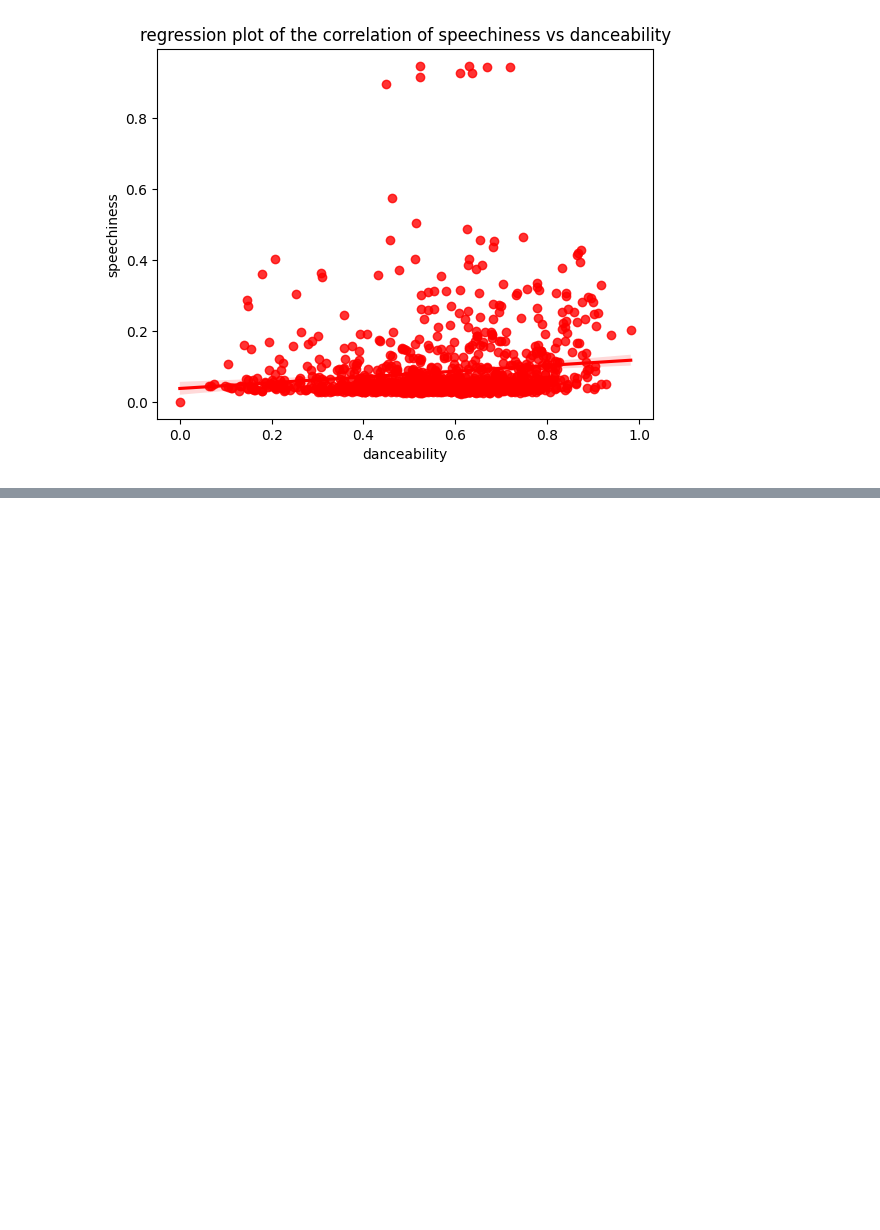
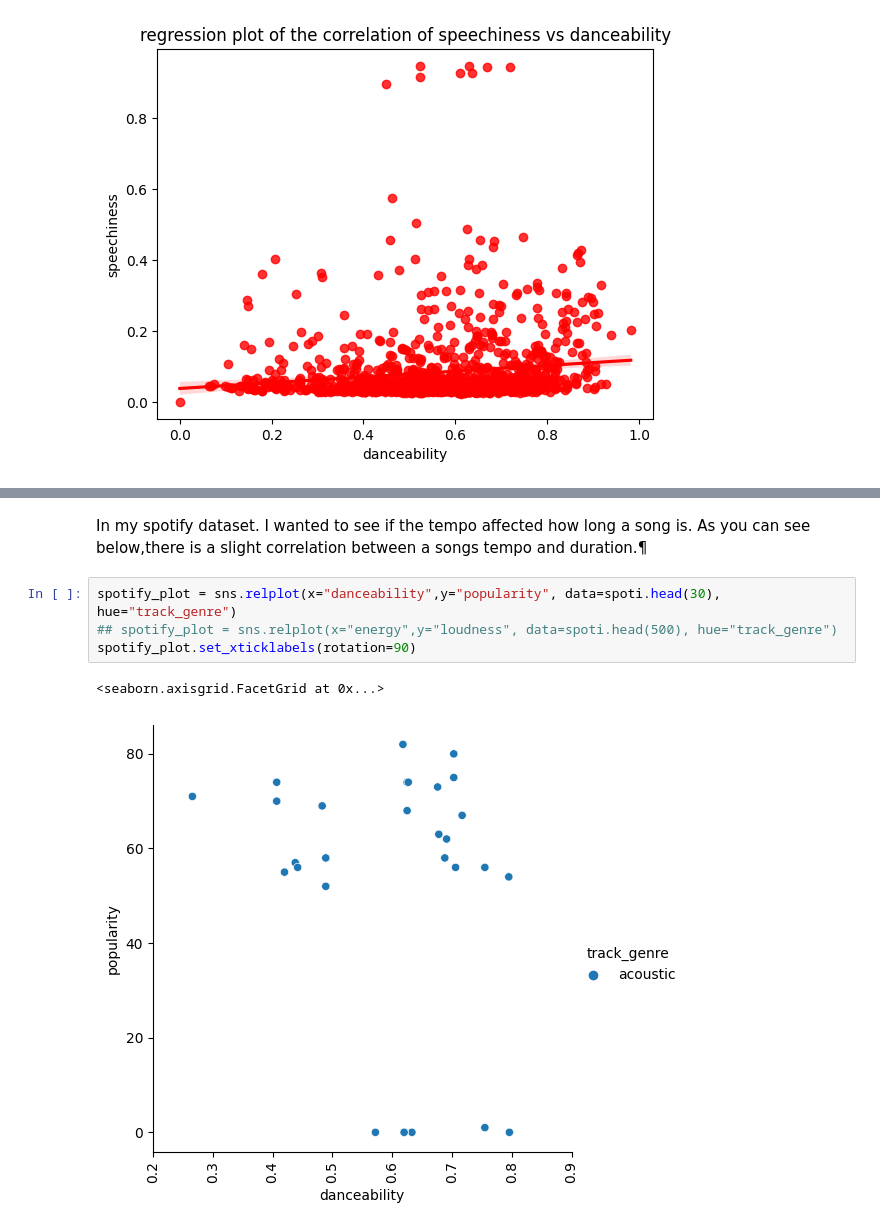
Before and after one commit to FacundoCardozo5/Nuevo-repo, a Jupyter notebook: notebooks/spoti.ipynb, the cells around one changed output, grey strips where cells are left out. Saved outputs shown, nothing was run; the diff lists cells and outputs as text; blank space fills up the shorter version.

```diff
--- a/notebooks/spoti.ipynb
+++ b/notebooks/spoti.ipynb
@@ -235,0 +257,9 @@ plt.show()
+# %% [markdown]
+In my spotify dataset. I wanted to see if the tempo affected how long a song is. As you can see below,there is a slight correlation between a songs tempo and duration.¶
+# %%
+spotify_plot = sns.relplot(x="danceability",y="popularity", data=spoti.head(30), hue="track_genre")
+## spotify_plot = sns.relplot(x="energy",y="loudness", data=spoti.head(500), hue="track_genre")
+spotify_plot.set_xticklabels(rotation=90)
+# %% [output]
+<seaborn.axisgrid.FacetGrid at 0x...>
+[figure, added]
```
Also changed, not shown: parts of 3 cells of this notebook.
